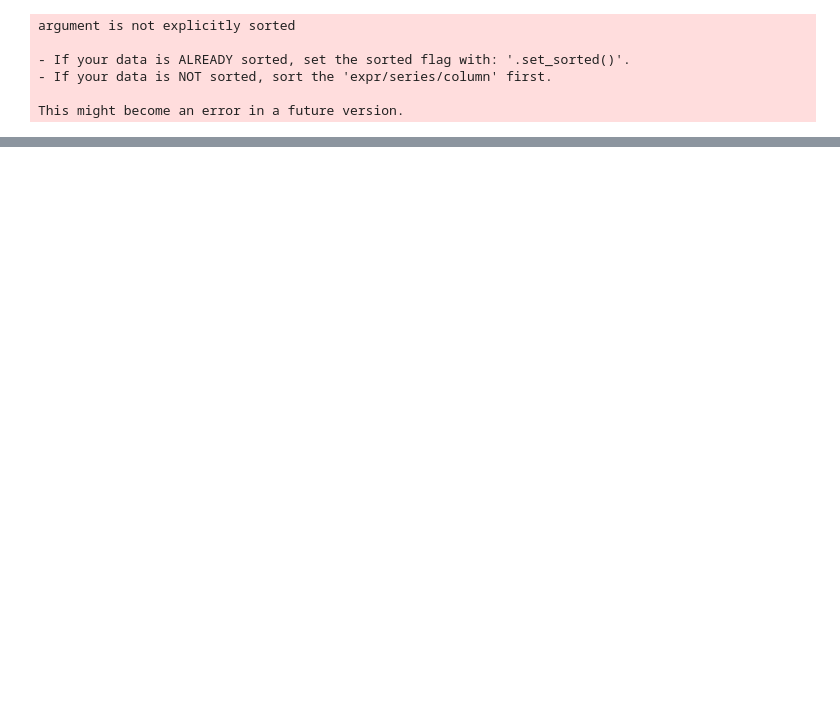
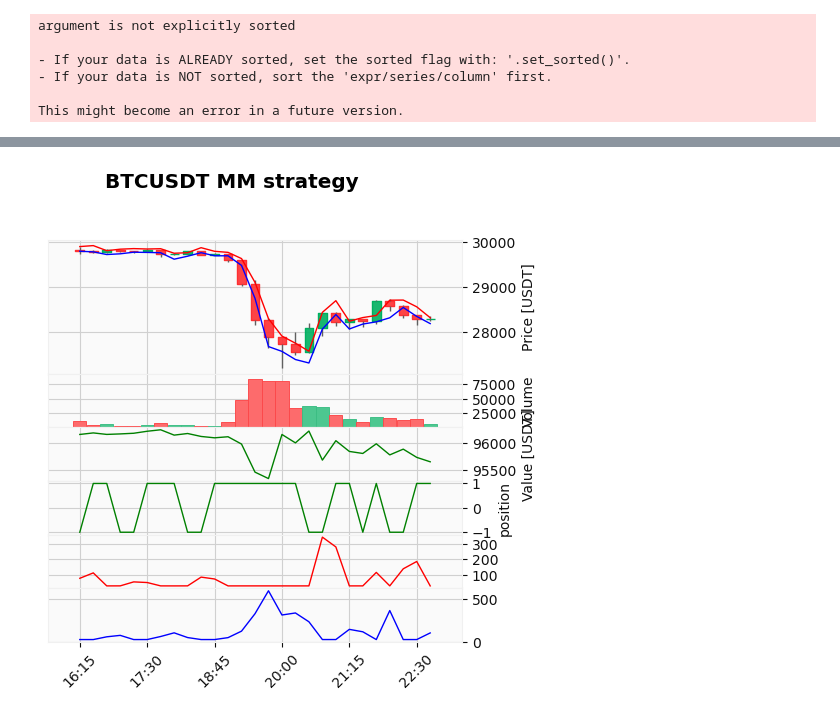
Before and after one commit to WannabeBotter/binance_utility, a Jupyter notebook: test3.ipynb, the cells around one changed output, grey strips where cells are left out. Cells and saved outputs as stored; diff of their text form; code cells hidden in the pictures; blank space fills up the shorter version.

```diff
--- a/test3.ipynb
+++ b/test3.ipynb
@@ -166,3 +231,15 @@ shape: (2112, 15)
 | 1683328500000 | 29548.7 | 29572.4 | 29510.4 | 29526.6 | 2132.709 | -228.145 | 15.7992 | -0.000748 | -22.1 | ... |
 | 1683329400000 | 29526.6 | 29539.0 | 29460.0 | 29474.9 | 3996.434 | -1353.202 | 21.356717 | -0.001751 | -51.7 | ... |
 | 1683330300000 | 29475.0 | 29497.6 | 29468.0 | 29491.5 | 1602.14 | 101.7 | 7.376276 | 0.00056 | 16.5 | ... |
+# %%
+df_timebar_pd_filtered = df_timebar_pd[(df_timebar_pd.index > "2023-04-26 16:00:00") & (df_timebar_pd.index < "2023-04-26 23:00:00")]
+additional_plot = [mpf.make_addplot(df_timebar_pd_filtered["value"], type="line", color="green", ylabel="Value [USDT]", width=1, panel=2),
+                   mpf.make_addplot(df_timebar_pd_filtered["q"], type="line", color="green", ylabel="position", width=1, panel=3),
+                   mpf.make_addplot(df_timebar_pd_filtered["bid_price"], type="line", color="blue", width=1),
+                   mpf.make_addplot(df_timebar_pd_filtered["ask_price"], type="line", color="red", width=1),
+                   mpf.make_addplot(df_timebar_pd_filtered["ask_price"] - df_timebar_pd_filtered["open"], type="line", color="red", width=1, panel=4),
+                   mpf.make_addplot(-df_timebar_pd_filtered["bid_price"] + df_timebar_pd_filtered["open"], type="line", color="blue", width=1, panel=5)]
+
+mpf.plot(df_timebar_pd_filtered, type="candle", title=f"{symbol} MM strategy", ylabel="Price [USDT]", style="yahoo", figratio=(16, 16), addplot = additional_plot, volume=True)
+# %% [output]
+[figure, added]
```
Also changed, not shown: parts of 5 cells of this notebook.
